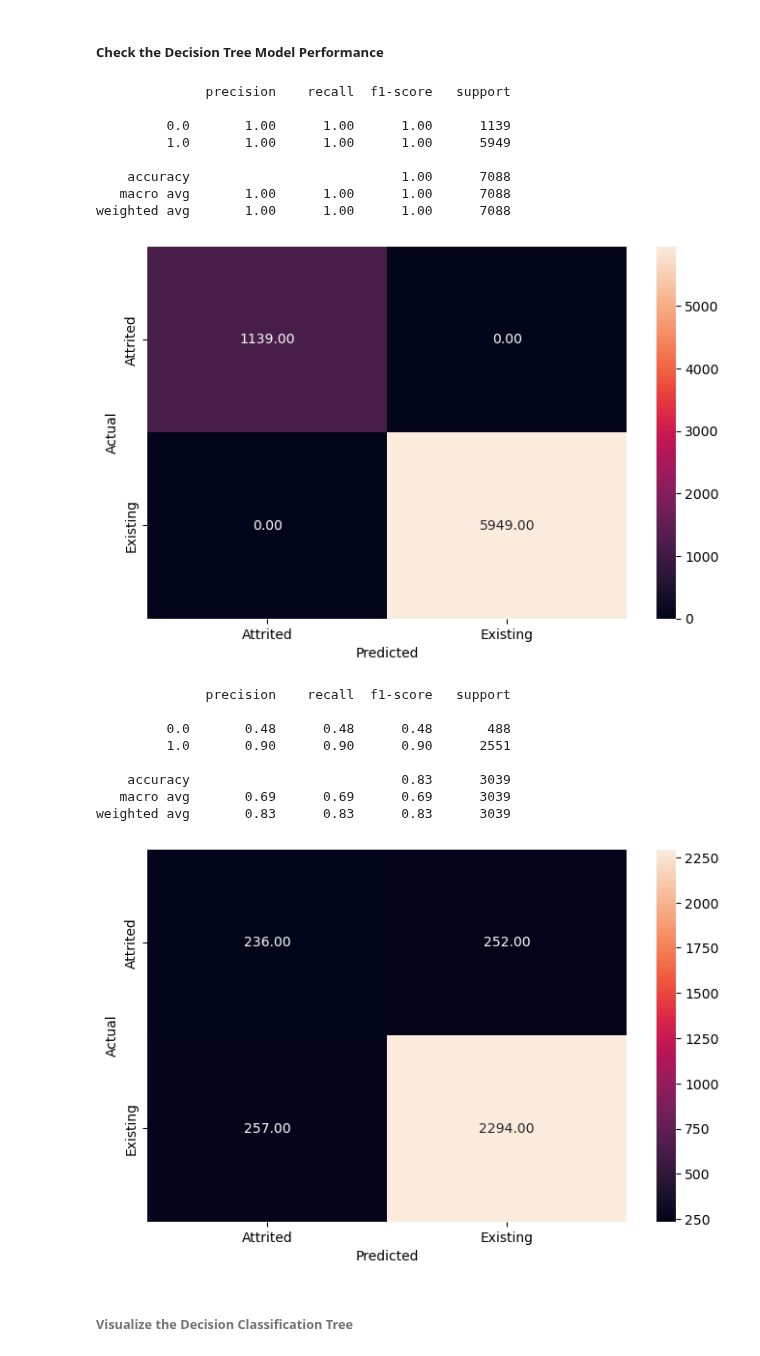
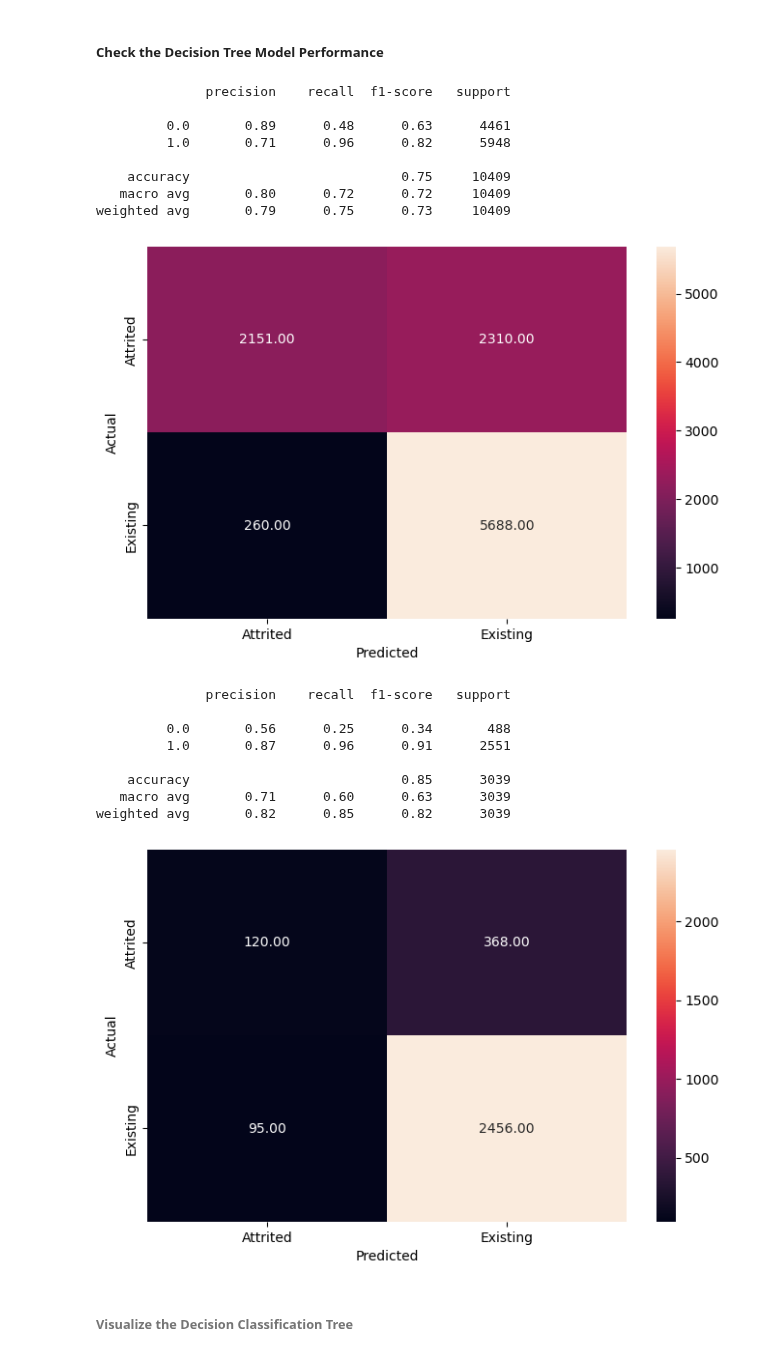
Before and after one commit to ithllc/AAI_510_02_SU23, a Jupyter notebook: Frank/FrankLIvey_FinalProject.ipynb, the cells around one changed output. Drawn from its saved outputs; the diff is of its cells as text; code cells hidden in the pictures.

```diff
--- a/Frank/FrankLIvey_FinalProject.ipynb
+++ b/Frank/FrankLIvey_FinalProject.ipynb
@@ -161,4 +168,4 @@ memory usage: 1.3 MB
 ### Rename columns with spaces in them
 Rename column names with spaces in them for better uniformity
 # %%
-df_train_variables_numerical = df_train_variables_numerical.rename(columns={'Attrition_Flag_Existing _Customer': 'Attrition_Flag_Existing_Customer', 'Education_Level_High School': 'Education_Level_High_School', 'Income_Category_$40K - $60K':'Income_Category_40K_60K','Income_Category_$60K - $80K':'Income_Category_60K_80K','Income_Category_$80K - $120K':'Income_Category_80K_120K','Income_Category_Less than_40K': 'Income_Category_Less_than_40K'})
+df_train_variables_numerical = df_train_variables_numerical.rename(columns={'Attrition_Flag_Existing Customer': 'Attrition_Flag_Existing_Customer', 'Education_Level_High School': 'Education_Level_High_School', 'Income_Category_$40K - $60K':'Income_Category_40K_60K','Income_Category_$60K - $80K':'Income_Category_60K_80K','Income_Category_$80K - $120K':'Income_Category_80K_120K','Income_Category_Less than_40K': 'Income_Category_Less_than_40K'})
@@ -606,0 +619,14 @@ Name: Attrition_Flag_Existing_Customer, dtype: float64
+# %%
+# Define the oversampling method
+oversample = SMOTE(sampling_strategy=0.75)
+# Define the undersampling method
+undersample = RandomUnderSampler(sampling_strategy=0.75)
+# Define the pipeline
+steps = [('o', oversample), ('u', undersample)]
+pipeline = Pipeline(steps=steps)
+#Fit the resample to X_train_resampled and Y_train_resampled
+#resampling will only apply to training data.
+#test data will be left alone with original representation of real world
+X_train_top_fourteen_resampled, y_train_top_fourteen_resampled = pipeline.fit_resample(X_train_top_fourteen, y_train_top_fourteen)
+
+X_train_resampled, y_train_resampled = pipeline.fit_resample(X_train, y_train)
@@ -660,6 +731,11 @@ Those Top 14 variables are as follows:
 # %% [markdown]
 ###### Train the Decision Tree Classifier
 # %%
-dtc = tree.DecisionTreeClassifier(random_state=1);
-dtc.fit(X_train_top_fourteen, y_train_top_fourteen)
+dtc = tree.DecisionTreeClassifier(class_weight = 'balanced',
+                                  criterion  = 'gini',
+                                  max_features  =  'log2',
+                                  min_samples_leaf  = 100,
+                                  min_impurity_decrease = 0.01,
+                                  random_state = 1);
+dtc.fit(X_train_top_fourteen_resampled, y_train_top_fourteen_resampled)
 # %% [output]
@@ -667,32 +745,32 @@ DecisionTreeClassifier(random_state=1)
 # %% [markdown]
 ###### Predict the Target for the Train and Test datasets
 # %%
-y_train_pred_dtc = dtc.predict(X_train_top_fourteen)
+y_train_pred_dtc = dtc.predict(X_train_top_fourteen_resampled)
 y_test_pred_dtc = dtc.predict(X_test_top_fourteen)
 # %% [markdown]
 ##### Check the Decision Tree Model Performance
 # %%
-metrics_score(y_train_top_fourteen, y_train_pred_dtc)
+metrics_score(y_train_top_fourteen_resampled, y_train_pred_dtc)
 metrics_score(y_test_top_fourteen, y_test_pred_dtc)
 # %% [output]
               precision    recall  f1-score   support
 
-         0.0       1.00      1.00      1.00      1139
-         1.0       1.00      1.00      1.00      5949
+         0.0       0.89      0.48      0.63      4461
+         1.0       0.71      0.96      0.82      5948
 
-    accuracy                           1.00      7088
-   macro avg       1.00      1.00      1.00      7088
-weighted avg       1.00      1.00      1.00      7088
+    accuracy                           0.75     10409
+   macro avg       0.80      0.72      0.72     10409
+weighted avg       0.79      0.75      0.73     10409
-[figure, old version]
+[figure, new version]
               precision    recall  f1-score   support
 
-         0.0       0.48      0.48      0.48       488
-         1.0       0.90      0.90      0.90      2551
+         0.0       0.56      0.25      0.34       488
+         1.0       0.87      0.96      0.91      2551
 
-    accuracy                           0.83      3039
-   macro avg       0.69      0.69      0.69      3039
-weighted avg       0.83      0.83      0.83      3039
+    accuracy                           0.85      3039
+   macro avg       0.71      0.60      0.63      3039
+weighted avg       0.82      0.85      0.82      3039
-[figure, old version]
+[figure, new version]
 # %% [markdown]
 ###### Visualize the Decision Classification Tree
 # %%
```
Also changed, not shown: parts of 67 cells of this notebook, 1 other file.
